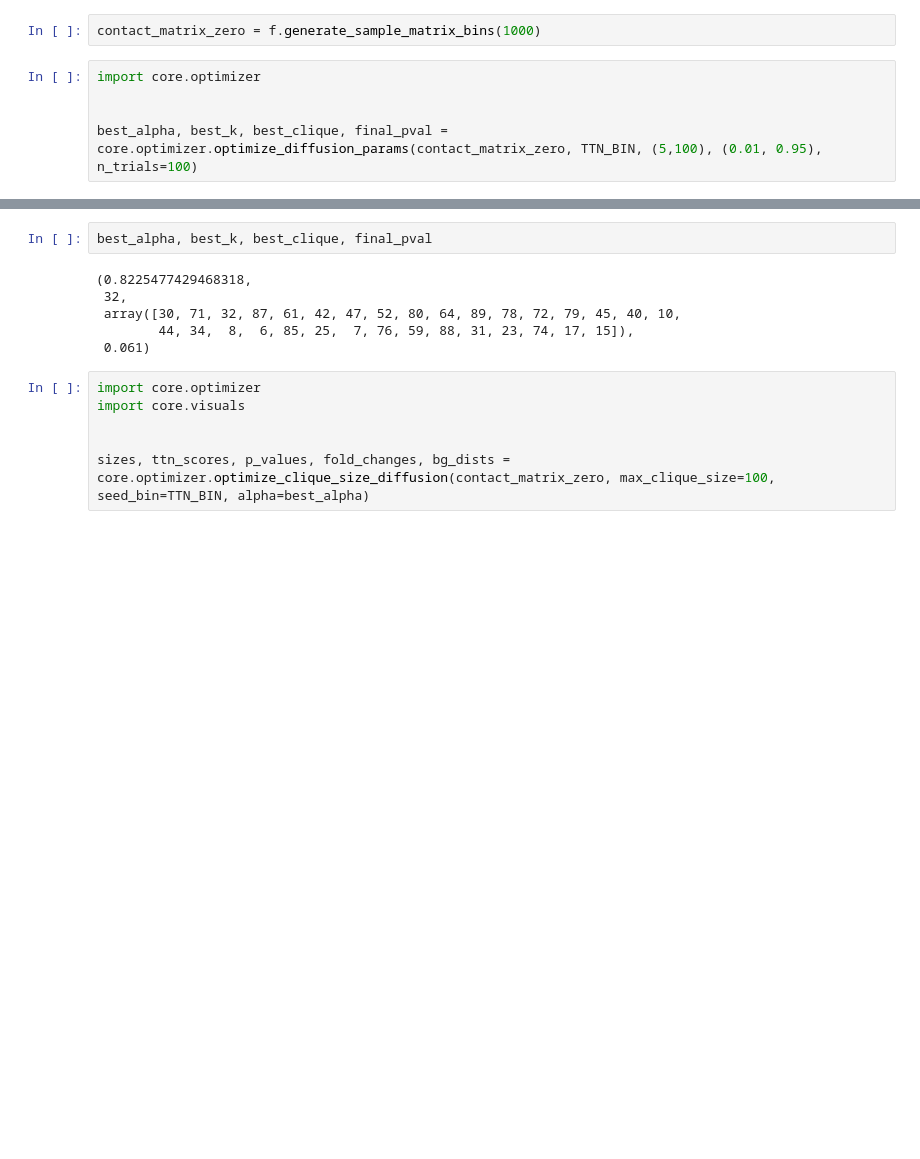
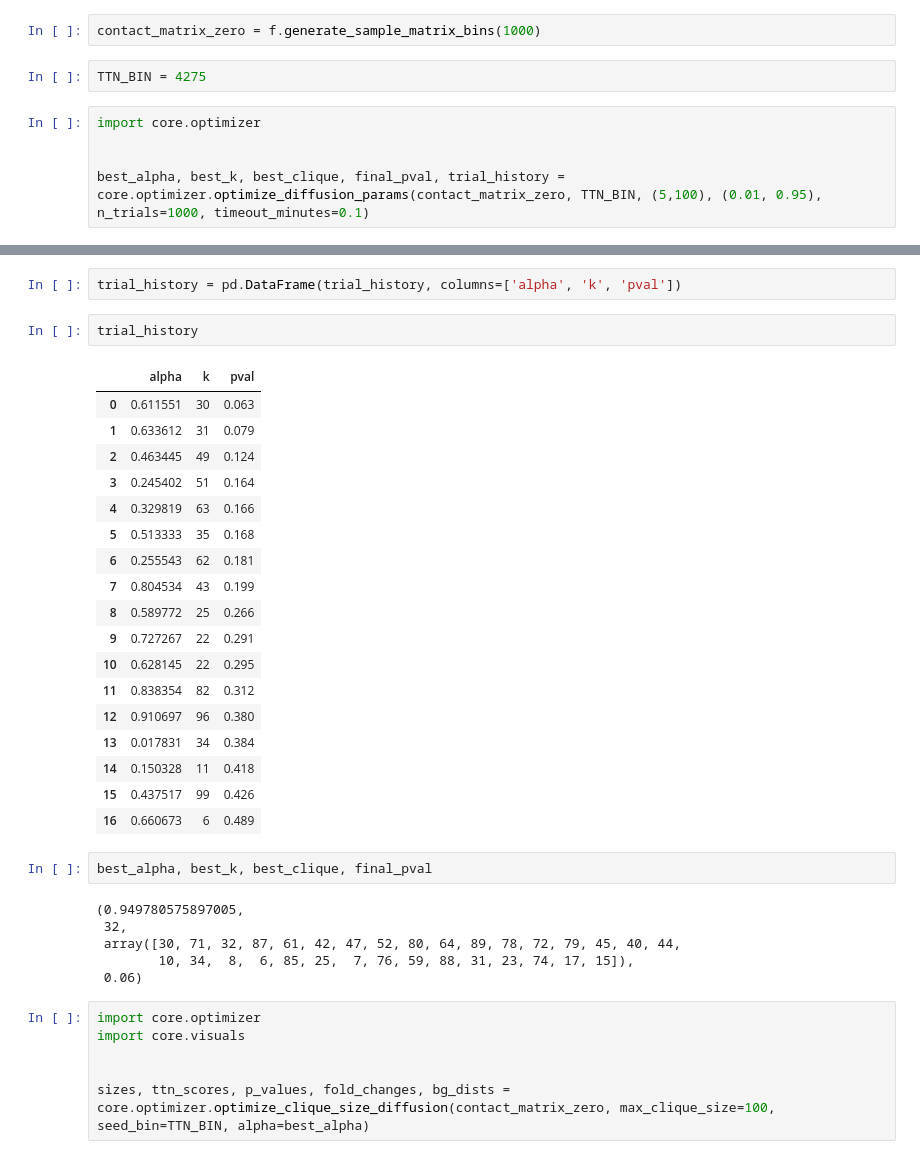
Before and after one commit to ethanoutangoun/chromatin-heart-dev, a Jupyter notebook: optimizer.ipynb, the cells around one changed output, grey strips where cells are left out. Drawn from its saved outputs; the diff is of its cells as text; blank space fills up the shorter version.

Commit message:
add trial history

```diff
--- a/optimizer.ipynb
+++ b/optimizer.ipynb
@@ -41,9 +41,11 @@ non_gene_bins = [int(x) for x in non_gene_bins]
 contact_matrix_zero = np.load('data/hic/wt_100kb_balanced_zeroed_no_chrY.npy')
 # %%
 contact_matrix_zero = f.generate_sample_matrix_bins(1000)
+# %%
+TTN_BIN = 4275
 # %%
 import core.optimizer
 
 
-best_alpha, best_k, best_clique, final_pval = core.optimizer.optimize_diffusion_params(contact_matrix_zero, TTN_BIN, (5,100), (0.01, 0.95), n_trials=100)
+best_alpha, best_k, best_clique, final_pval, trial_history = core.optimizer.optimize_diffusion_params(contact_matrix_zero, TTN_BIN, (5,100), (0.01, 0.95), n_trials=1000, timeout_minutes=0.1)
 # %% [output]
@@ -67,11 +70,34 @@ best_alpha, best_k, best_clique, final_pval = core.optimizer.optimize_diffusion_
+# %%
+trial_history = pd.DataFrame(trial_history, columns=['alpha', 'k', 'pval'])
+# %%
+trial_history
+# %% [output]
+|  | alpha | k | pval |
+| 0 | 0.611551 | 30 | 0.063 |
+| 1 | 0.633612 | 31 | 0.079 |
+| 2 | 0.463445 | 49 | 0.124 |
+| 3 | 0.245402 | 51 | 0.164 |
+| 4 | 0.329819 | 63 | 0.166 |
+| 5 | 0.513333 | 35 | 0.168 |
+| 6 | 0.255543 | 62 | 0.181 |
+| 7 | 0.804534 | 43 | 0.199 |
+| 8 | 0.589772 | 25 | 0.266 |
+| 9 | 0.727267 | 22 | 0.291 |
+| 10 | 0.628145 | 22 | 0.295 |
+| 11 | 0.838354 | 82 | 0.312 |
+| 12 | 0.910697 | 96 | 0.380 |
+| 13 | 0.017831 | 34 | 0.384 |
+| 14 | 0.150328 | 11 | 0.418 |
+| 15 | 0.437517 | 99 | 0.426 |
+| 16 | 0.660673 | 6 | 0.489 |
 # %%
 best_alpha, best_k, best_clique, final_pval
 # %% [output]
-(0.8225477429468318,
+(0.949780575897005,
  32,
- array([30, 71, 32, 87, 61, 42, 47, 52, 80, 64, 89, 78, 72, 79, 45, 40, 10,
-        44, 34,  8,  6, 85, 25,  7, 76, 59, 88, 31, 23, 74, 17, 15]),
- 0.061)
+ array([30, 71, 32, 87, 61, 42, 47, 52, 80, 64, 89, 78, 72, 79, 45, 40, 44,
+        10, 34,  8,  6, 85, 25,  7, 76, 59, 88, 31, 23, 74, 17, 15]),
+ 0.06)
 # %%
 import core.optimizer
 import core.visuals
```
Also changed, not shown: parts of 1 cell of this notebook, 1 other file.
